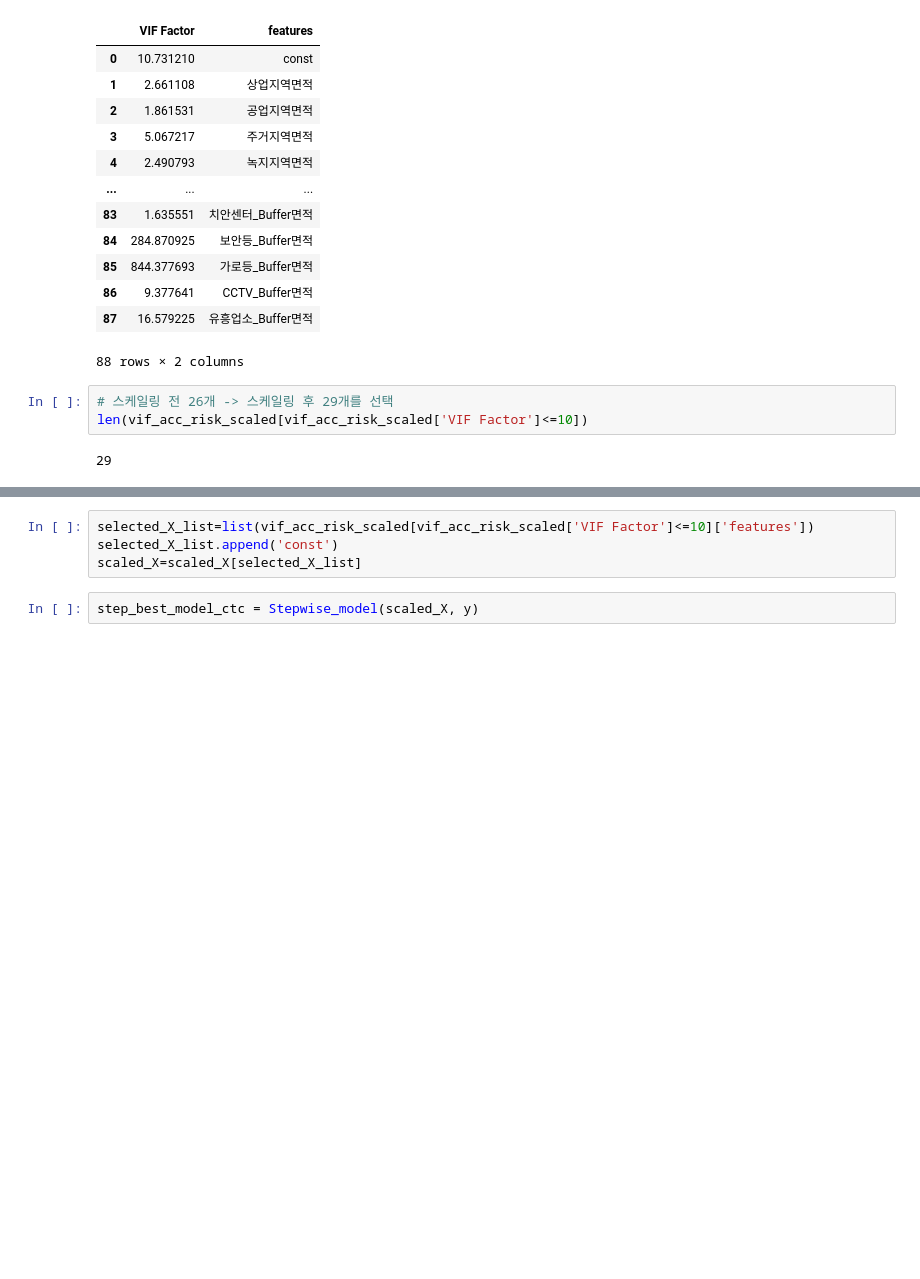
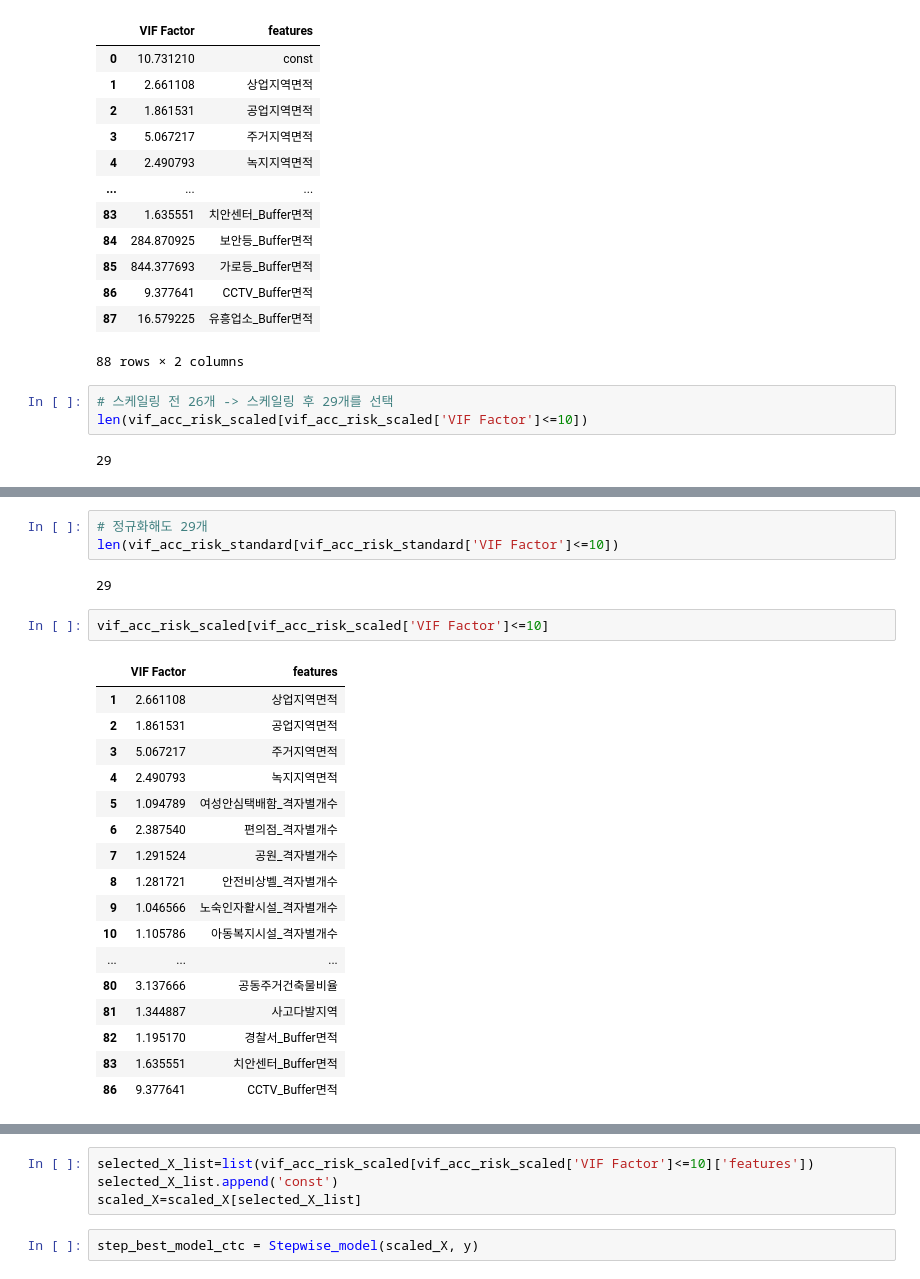
Before and after one commit to yxbxn/COMPAS2021-Suwon, a Jupyter notebook: 지리가중회귀-수원시.ipynb, the cells around one changed output, grey strips where cells are left out. Cells and saved outputs as stored; diff of their text form; blank space fills up the shorter version.

```diff
--- a/지리가중회귀-수원시.ipynb
+++ b/지리가중회귀-수원시.ipynb
@@ -316,0 +341,25 @@ len(vif_acc_risk_scaled[vif_acc_risk_scaled['VIF Factor']<=10])
+# %%
+# 정규화해도 29개
+len(vif_acc_risk_standard[vif_acc_risk_standard['VIF Factor']<=10])
+# %% [output]
+29
+# %%
+vif_acc_risk_scaled[vif_acc_risk_scaled['VIF Factor']<=10]
+# %% [output]
+|  | VIF Factor | features |
+| 1 | 2.661108 | 상업지역면적 |
+| 2 | 1.861531 | 공업지역면적 |
+| 3 | 5.067217 | 주거지역면적 |
+| 4 | 2.490793 | 녹지지역면적 |
+| 5 | 1.094789 | 여성안심택배함_격자별개수 |
+| 6 | 2.387540 | 편의점_격자별개수 |
+| 7 | 1.291524 | 공원_격자별개수 |
+| 8 | 1.281721 | 안전비상벨_격자별개수 |
+| 9 | 1.046566 | 노숙인자활시설_격자별개수 |
+| 10 | 1.105786 | 아동복지시설_격자별개수 |
+| ... | ... | ... |
+| 80 | 3.137666 | 공동주거건축물비율 |
+| 81 | 1.344887 | 사고다발지역 |
+| 82 | 1.195170 | 경찰서_Buffer면적 |
+| 83 | 1.635551 | 치안센터_Buffer면적 |
+| 86 | 9.377641 | CCTV_Buffer면적 |
```
Also changed, not shown: parts of 15 cells of this notebook.
